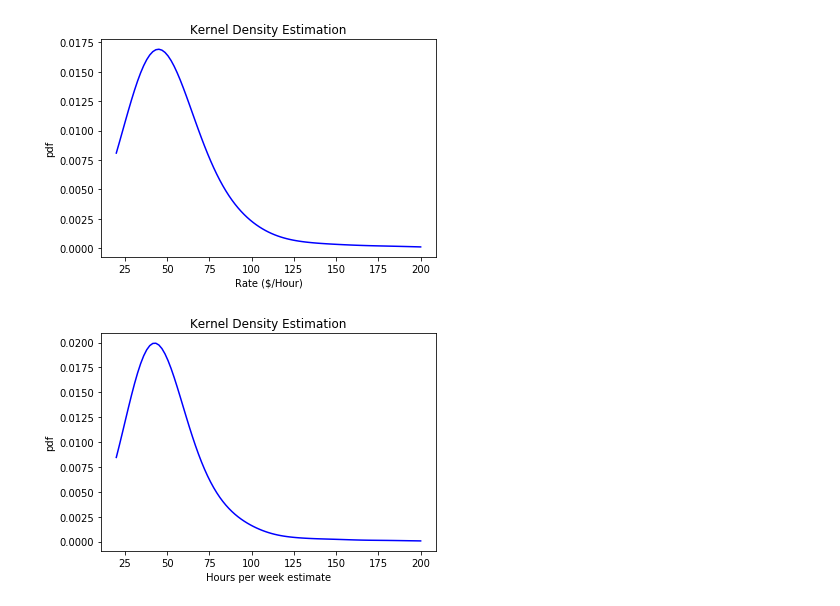
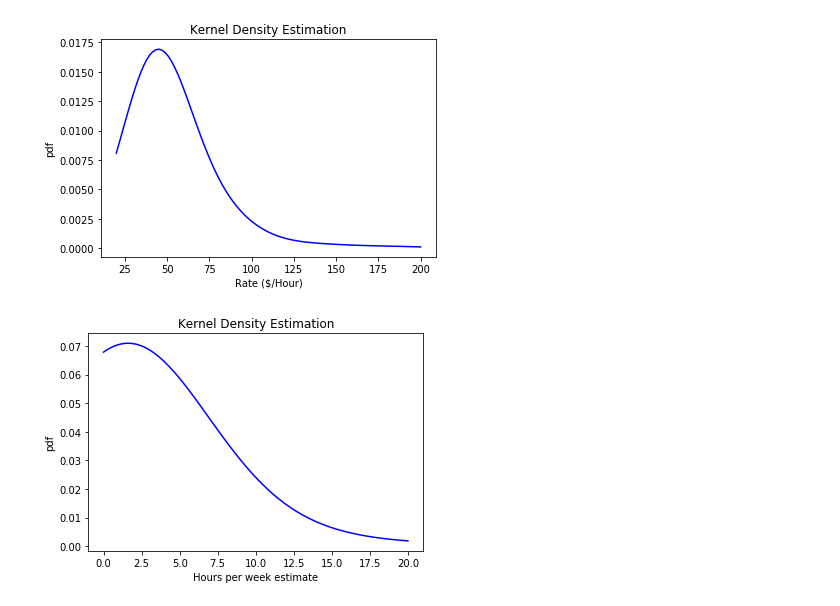
Before and after one commit to vijayoct27/tutor_prediction, a Jupyter notebook: tutor_prediction.ipynb, the cells around one changed output. Drawn from its saved outputs; the diff is of its cells as text; code cells hidden in the pictures.

```diff
--- a/tutor_prediction.ipynb
+++ b/tutor_prediction.ipynb
@@ -365,32 +365,32 @@ important_features_demand = ['hours_per_week_schedule',
 # %%
 demand_data = pd.read_csv('tutor_data_demand.csv').drop(columns='Unnamed: 0')
 demand_data_f = demand_data.drop(columns=['hours_per_week_estimate'])
 demand_pipe = Pipeline([
         ('scaler', StandardScaler()),
         ('reduce_dim', PCA(n_components=3))
         ])
 demand_pipe.fit(demand_data_f)
 demand_trans = demand_pipe.transform(demand_data_f)
 demand_data_test = [schedule_input,
                     bio_count,
                     rate_input,
                     number_subjects,
                     welcoming_count,
                     desc_count,
                     num_popular_subjects,
                     experience_count,
                     postgrad_count]
 input_demand = demand_pipe.transform(np.array(demand_data_test).reshape(1,-1))
 weights_demand = (1. / np.linalg.norm(input_demand - demand_trans, axis=-1))
 
-demand_gkde = stats.gaussian_kde(demand_data.rate, bw_method = 0.5, weights=weights_demand)
-demand_ind = np.linspace(20, 200, 101)
-demand_kdepdf = demand_gkde.evaluate(ind)
+demand_gkde = stats.gaussian_kde(demand_data.hours_per_week_estimate, bw_method = 0.5, weights=weights_demand)
+demand_ind = np.linspace(0, 20, 101)
+demand_kdepdf = demand_gkde.evaluate(demand_ind)
 
 plt.plot(demand_ind, demand_kdepdf, label='kde_weights', color="b")
 plt.title('Kernel Density Estimation')
 plt.xlabel('Hours per week estimate')
 plt.ylabel('pdf')
 plt.show()
 # %% [output]
-[figure, old version]
+[figure, new version]
```
Also changed, not shown: parts of 2 cells of this notebook, 4 other files.
